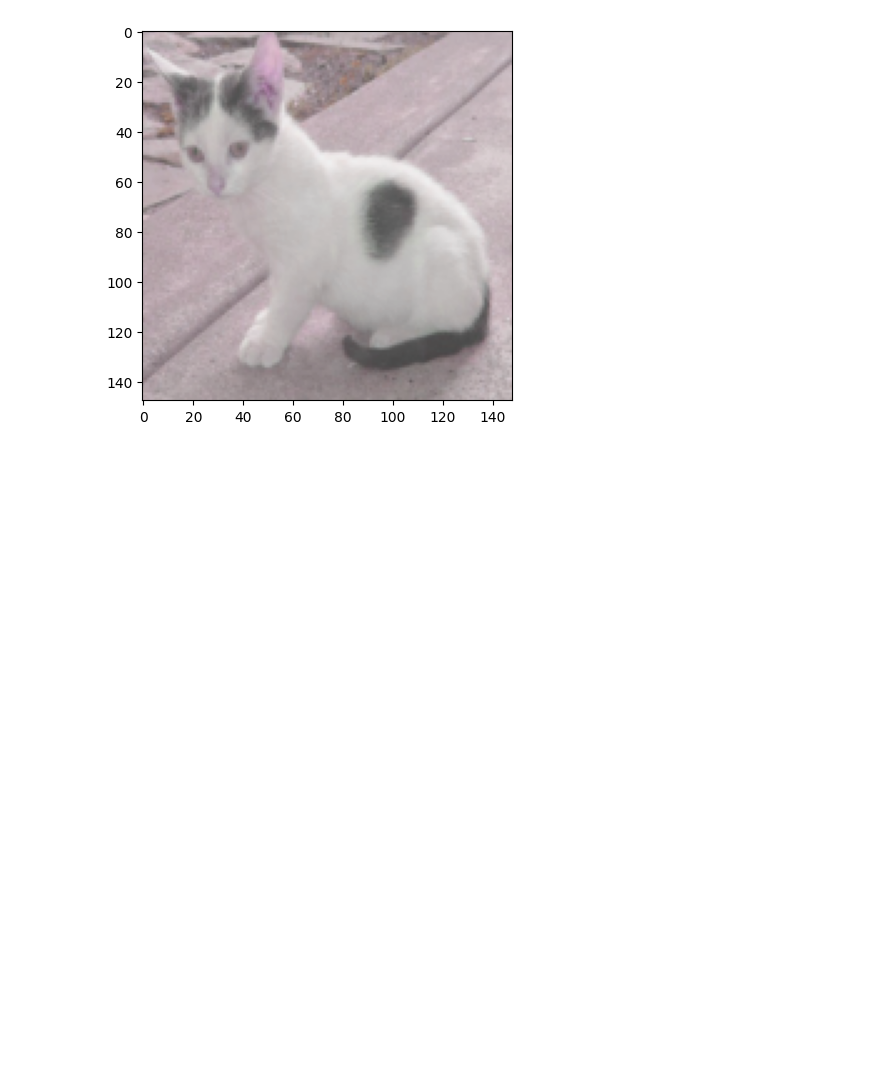
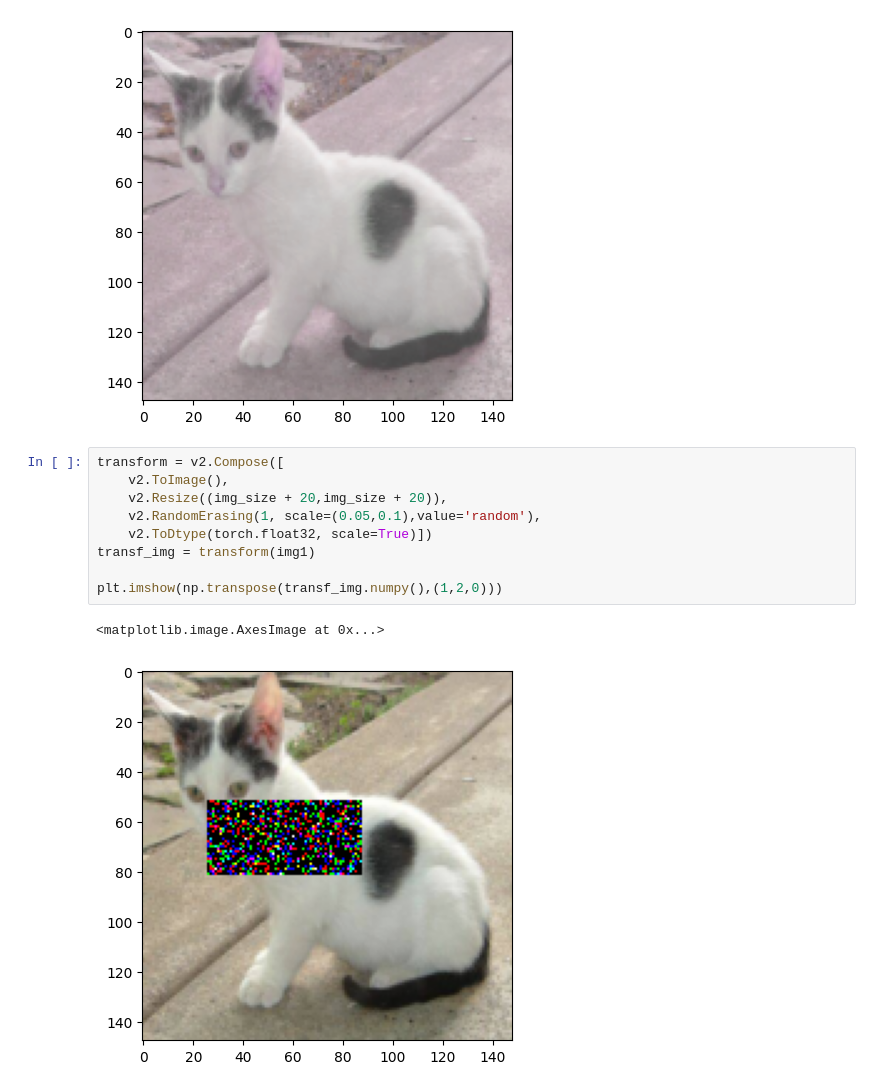
Before and after one commit to PauloPHPC/UMINHO-Visao-por-Computador, a Jupyter notebook: AULA 9/3-empty.ipynb, the cells around one changed output. Cells and saved outputs as stored; diff of their text form; blank space fills up the shorter version.

Commit message:
Updates to 3-empty, implemented Random Erasing

```diff
--- a/AULA 9/3-empty.ipynb
+++ b/AULA 9/3-empty.ipynb
@@ -120,3 +120,15 @@ plt.imshow(np.transpose(transf_img.numpy(),(1,2,0)))
 # %% [output]
 <matplotlib.image.AxesImage at 0x...>
 [figure]
+# %%
+transform = v2.Compose([
+    v2.ToImage(),
+    v2.Resize((img_size + 20,img_size + 20)),
+    v2.RandomErasing(1, scale=(0.05,0.1),value='random'),
+    v2.ToDtype(torch.float32, scale=True)])
+transf_img = transform(img1)
+
+plt.imshow(np.transpose(transf_img.numpy(),(1,2,0)))
+# %% [output]
+<matplotlib.image.AxesImage at 0x...>
+[figure, added]
```
